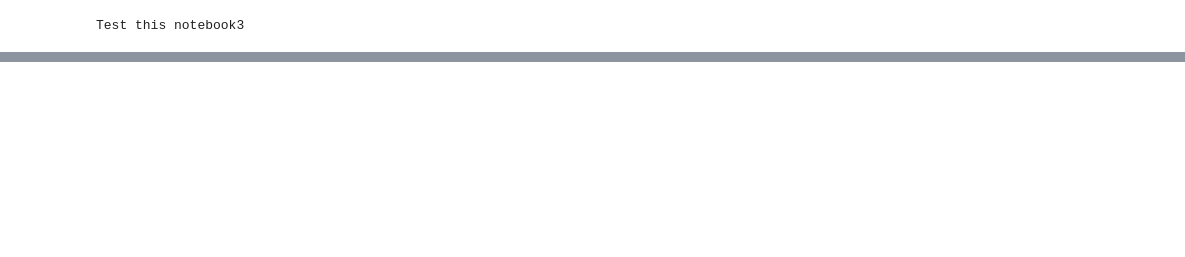
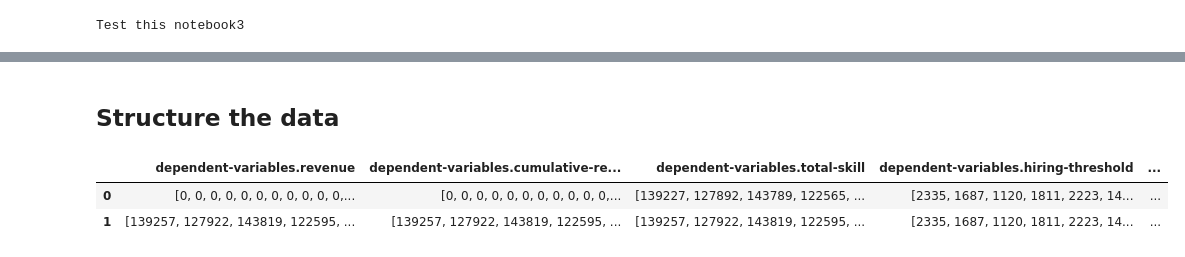
Before and after one commit to ielpo/computer-simulation, a Jupyter notebook: analysis.ipynb, the cells around one changed output, grey strips where cells are left out. Drawn from its saved outputs; the diff is of its cells as text; code cells hidden in the pictures; blank space fills up the shorter version.

```diff
--- a/analysis.ipynb
+++ b/analysis.ipynb
@@ -20,0 +40,17 @@ df.head()
+# %% [markdown]
+## Structure the data
+# %%
+def expand_col(df, col, names):
+    df[[f'{col}.{n}' for n in names]] = df[col].apply(
+        lambda x: pd.Series(ast.literal_eval(re.sub(r'\s+', ', ', str(x).strip()).replace('[, ', '[').replace(', ]', ']')))
+    )
+
+expand_col(df, 'dependent-variables', DEP_VARS)
+expand_col(df, 'revenue-distribution', DIST_STATS)
+expand_col(df, 'skill-distribution', DIST_STATS)
+
+df[[c for c in df.columns if '.' in c]].head(n=2)
+# %% [output]
+|  | dependent-variables.revenue | dependent-variables.cumulative-re... | dependent-variables.total-skill | dependent-variables.hiring-threshold | ... |
+| 0 | [0, 0, 0, 0, 0, 0, 0, 0, 0, 0, 0,... | [0, 0, 0, 0, 0, 0, 0, 0, 0, 0, 0,... | [139227, 127892, 143789, 122565, ... | [2335, 1687, 1120, 1811, 2223, 14... | ... |
+| 1 | [139257, 127922, 143819, 122595, ... | [139257, 127922, 143819, 122595, ... | [139257, 127922, 143819, 122595, ... | [2335, 1687, 1120, 1811, 2223, 14... | ... |
```
Also changed, not shown: parts of 10 cells of this notebook.
